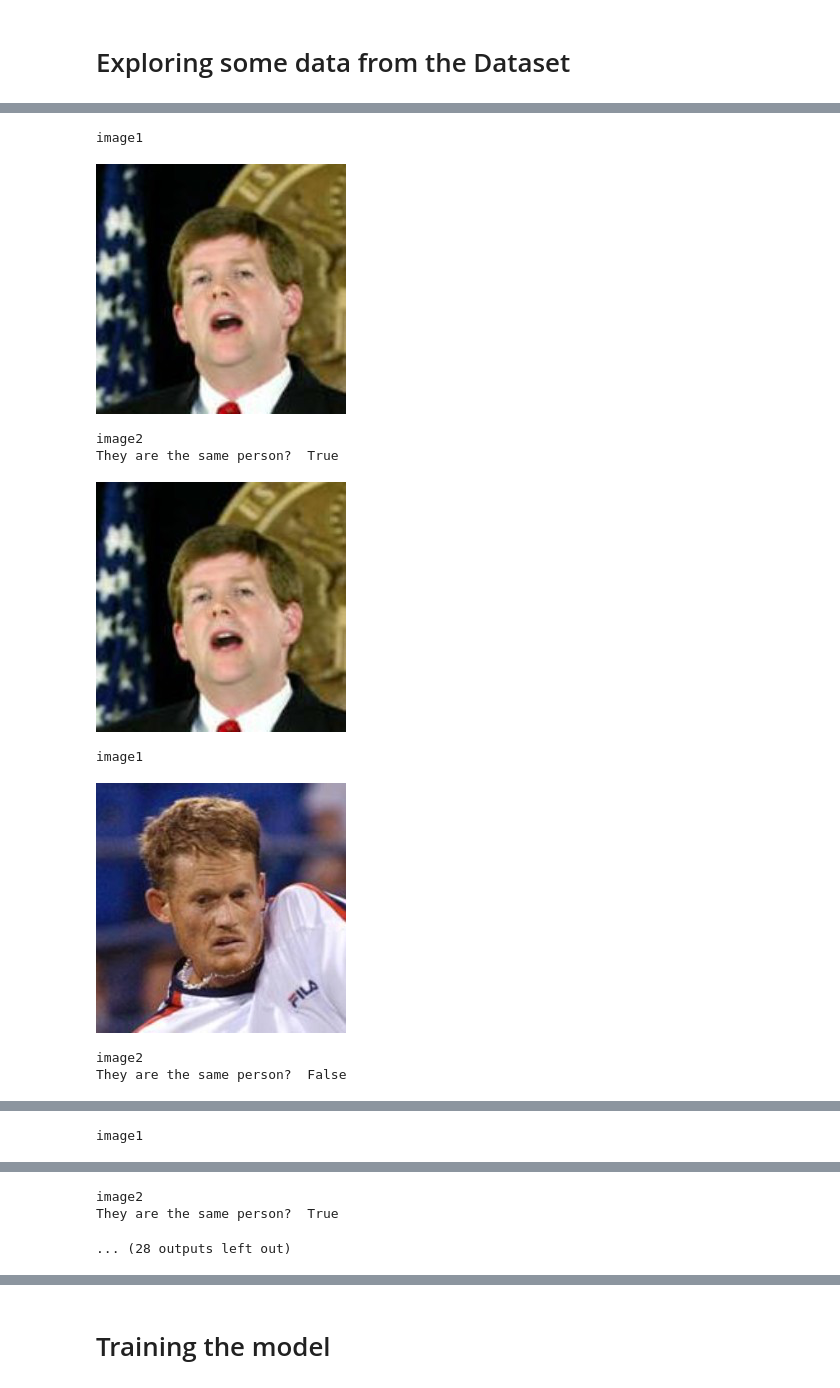
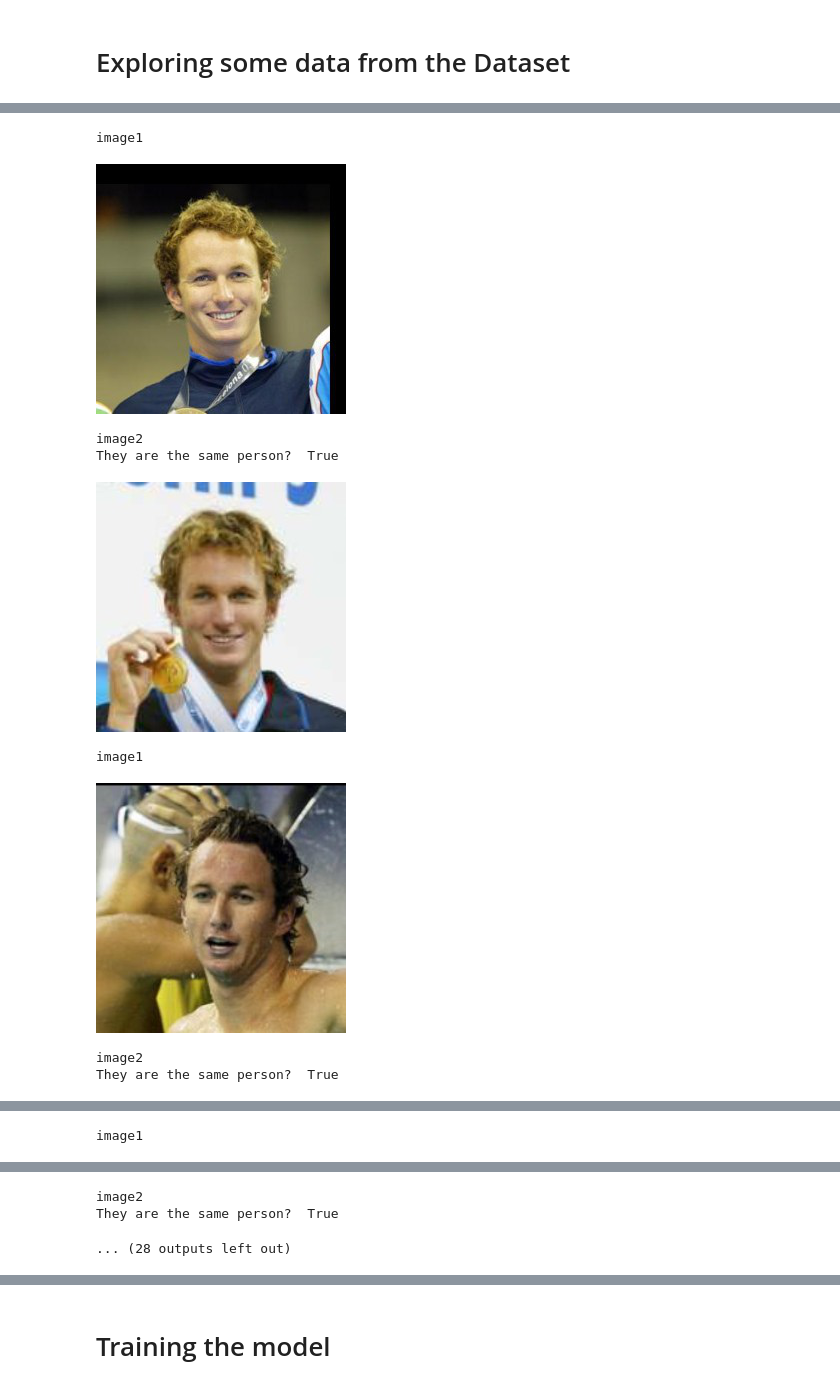
Before and after one commit to giobart/whos_that_pokemon, a Jupyter notebook: data_visualization.ipynb, the cells around one changed output, grey strips where cells are left out. Cells and saved outputs as stored; diff of their text form; code cells hidden in the pictures.

Commit message:
added pair dataset and updated data module consequently

```diff
--- a/data_visualization.ipynb
+++ b/data_visualization.ipynb
@@ -4,12 +4,17 @@
 %load_ext autoreload
 %autoreload 2
 # %%
-from src.modules.lfw_lightning_data_module import LfwImagesDataset, LFW_DataModule
-from src.tools.dataset_tools import get_dataset_filename_map, dataset_download_targz
+from src.modules.lfw_lightning_data_module import LfwImagesPairsDataset, LFW_DataModule
+from src.tools.dataset_tools import get_dataset_filename_map, dataset_download_targz, get_pairs
 
 dataset_download_targz()
-image_map = get_dataset_filename_map()
-dataset = LfwImagesDataset(image_map)
-print("Number of pictures", len(dataset))
+image_map = get_dataset_filename_map(min_val=1)
+pairs_map = get_pairs()
+train_dataset = LfwImagesPairsDataset(image_map,pairs_map["train"])
+val_dataset = LfwImagesPairsDataset(image_map,pairs_map["valid"])
+test_dataset = LfwImagesPairsDataset(image_map,pairs_map["test"])
+print("Number of train pictures", len(train_dataset))
+print("Number of valid pictures", len(val_dataset))
+print("Number of test pictures", len(test_dataset))
 # %% [output]
 Dataset already downloaded
@@ -46,7 +65,7 @@ from PIL import Image
 import numpy as np
 
 c=0
-for image1,image2,label in dataset:
+for image1,image2,label in train_dataset:
     print("\n \n \n")
     display(image1)
     print("image1")
@@ -61,9 +80,9 @@ for image1,image2,label in dataset:
 image1
-[figure, old version]
+[figure, new version]
 image2
 They are the same person?  True
-[figure, old version]
+[figure, new version]
 image1
-[figure, old version]
+[figure, new version]
 image2
-They are the same person?  False
+They are the same person?  True
```
Also changed, not shown: parts of 6 cells of this notebook, 3 other files.
